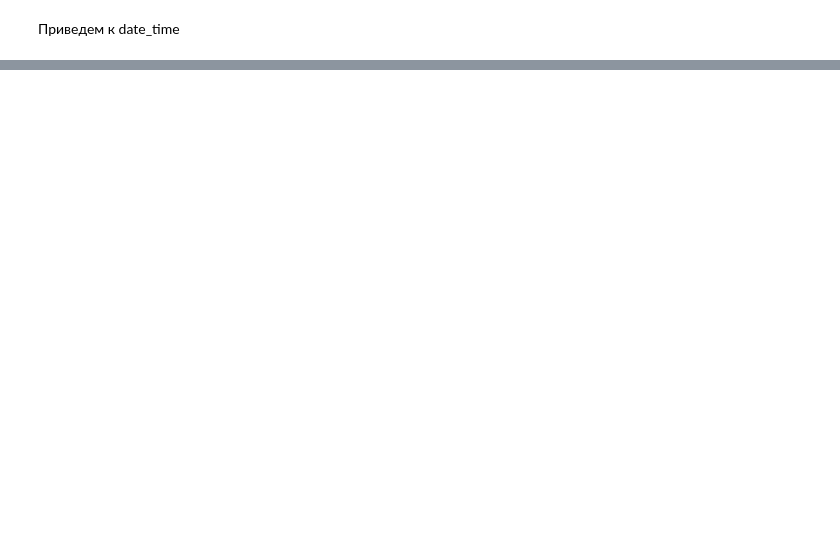
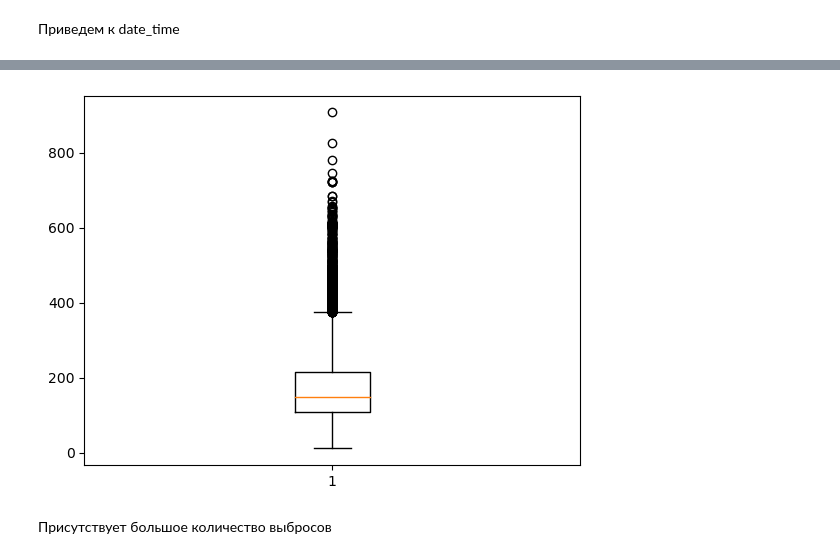
Before and after one commit to DmitrijUsachev/final_project, a Jupyter notebook: final_project.ipynb, the cells around one changed output, grey strips where cells are left out. Saved outputs shown, nothing was run; the diff lists cells and outputs as text; code cells hidden in the pictures; blank space fills up the shorter version.

```diff
--- a/final_project.ipynb
+++ b/final_project.ipynb
@@ -497,0 +738,6 @@ bulk_time_new = bulk_time_new.fillna(0)
+# %%
+f, (ax1, ax2) = plt.subplots(1, 2, sharey=True, figsize=(15, 10))
+ax1.boxplot(arc_new.active_power);
+ax1.set_title('Активная мощность');
+ax2.boxplot(arc_new.reactive_power);
+ax2.set_title('Реактивная мощность');
@@ -497,0 +748,2 @@ bulk_time_new = bulk_time_new.fillna(0)
+# %%
+arc_new['full_power'] = (arc_new['active_power']**2 + arc_new['reactive_power']**2)**0.5
@@ -497,0 +763,4 @@ bulk_time_new = bulk_time_new.fillna(0)
+# %%
+arc_new['time_of_heating'] = arc_new.end_of_heating - arc_new.start_of_heating
+# %%
+arc_new['time_of_heating'] = arc_new['time_of_heating'].map(lambda x: x.total_seconds()) #Переведем все в секунды
@@ -497,0 +775,7 @@ bulk_time_new = bulk_time_new.fillna(0)
+# %%
+plt.boxplot(arc_new.time_of_heating);
+ax1.set_title('Время нагрева');
+# %% [output]
+[figure, added]
+# %% [markdown]
+Присутствует большое количество выбросов
```
Also changed, not shown: parts of 171 cells of this notebook.
